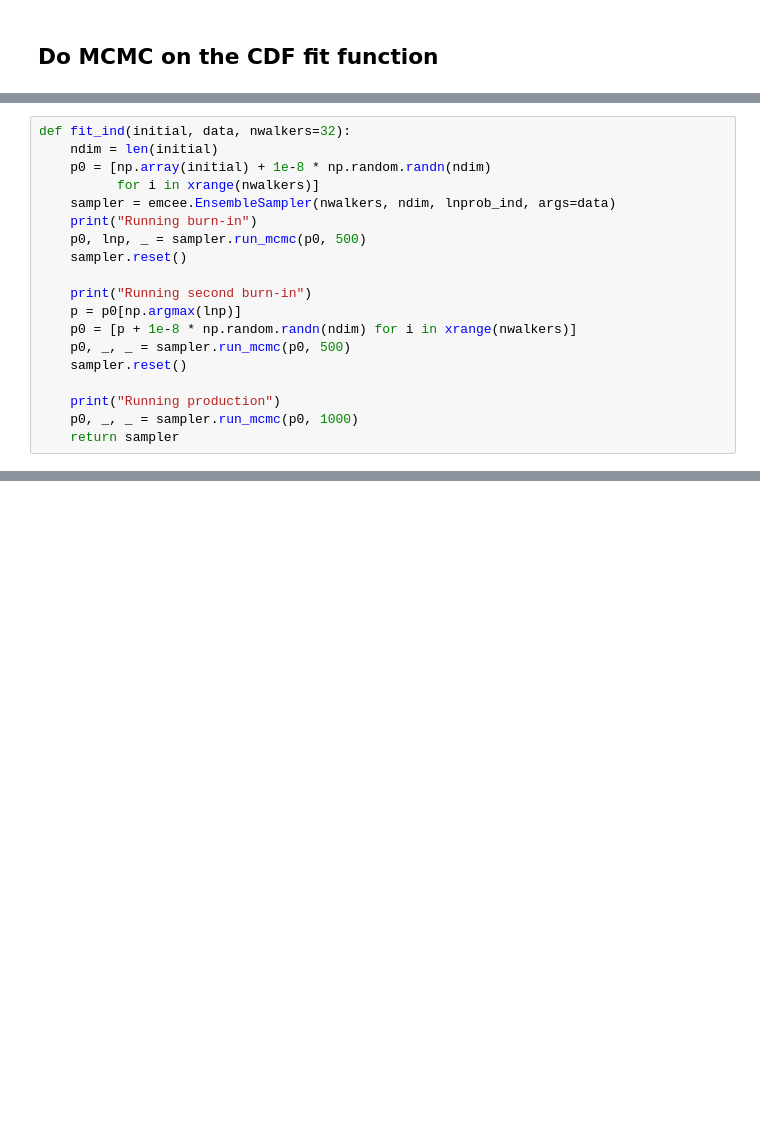
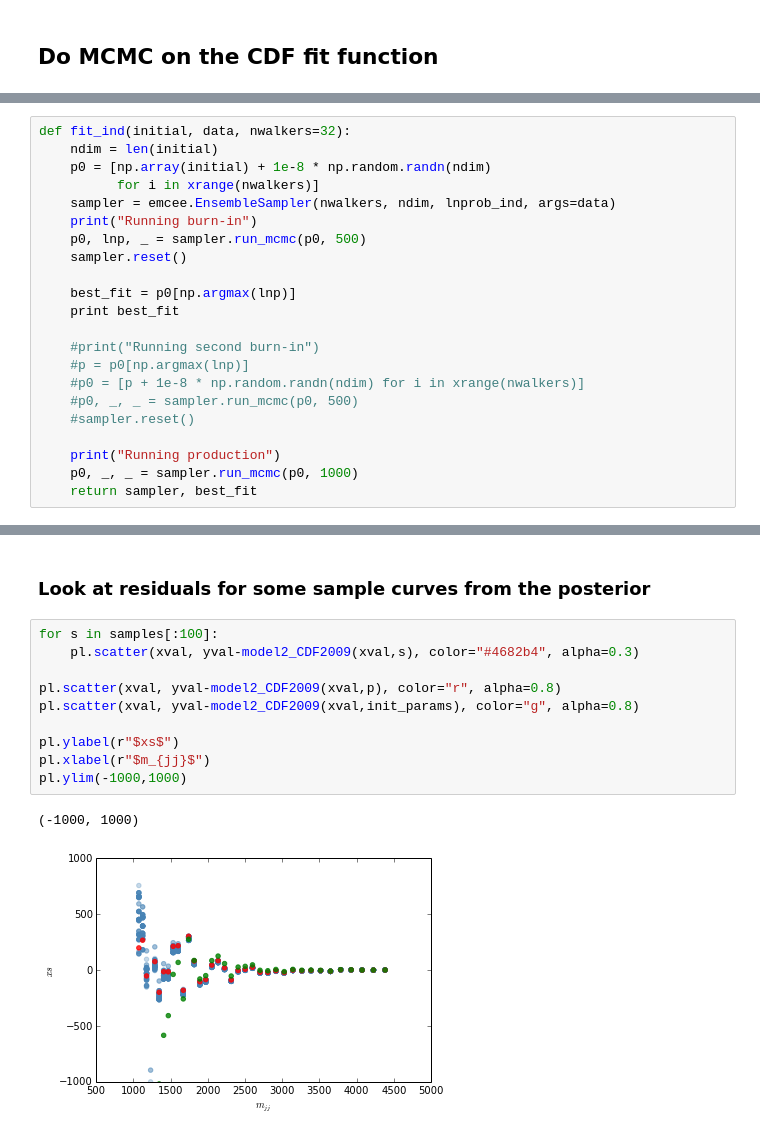
Before and after one commit to cranmer/play, a Jupyter notebook: misc/DiJet_GP_test.ipynb, the cells around one changed output, grey strips where cells are left out. Drawn from its saved outputs; the diff is of its cells as text; blank space fills up the shorter version.

```diff
--- a/misc/DiJet_GP_test.ipynb
+++ b/misc/DiJet_GP_test.ipynb
@@ -119,12 +99,15 @@ def fit_ind(initial, data, nwalkers=32):
     p0, lnp, _ = sampler.run_mcmc(p0, 500)
     sampler.reset()
 
-    print("Running second burn-in")
-    p = p0[np.argmax(lnp)]
-    p0 = [p + 1e-8 * np.random.randn(ndim) for i in xrange(nwalkers)]
-    p0, _, _ = sampler.run_mcmc(p0, 500)
-    sampler.reset()
+    best_fit = p0[np.argmax(lnp)]
+    print best_fit
+
+    #print("Running second burn-in")
+    #p = p0[np.argmax(lnp)]
+    #p0 = [p + 1e-8 * np.random.randn(ndim) for i in xrange(nwalkers)]
+    #p0, _, _ = sampler.run_mcmc(p0, 500)
+    #sampler.reset()
 
     print("Running production")
     p0, _, _ = sampler.run_mcmc(p0, 1000)
-    return sampler
+    return sampler, best_fit
@@ -167,0 +128,15 @@ Making plots
+# %% [markdown]
+### Look at residuals for some sample curves from the posterior
+# %%
+for s in samples[:100]:
+    pl.scatter(xval, yval-model2_CDF2009(xval,s), color="#4682b4", alpha=0.3)
+
+pl.scatter(xval, yval-model2_CDF2009(xval,p), color="r", alpha=0.8)
+pl.scatter(xval, yval-model2_CDF2009(xval,init_params), color="g", alpha=0.8)
+
+pl.ylabel(r"$xs$")
+pl.xlabel(r"$m_{jj}$")
+pl.ylim(-1000,1000)
+# %% [output]
+(-1000, 1000)
+[figure, added]
```
Also changed, not shown: parts of 22 cells of this notebook.
